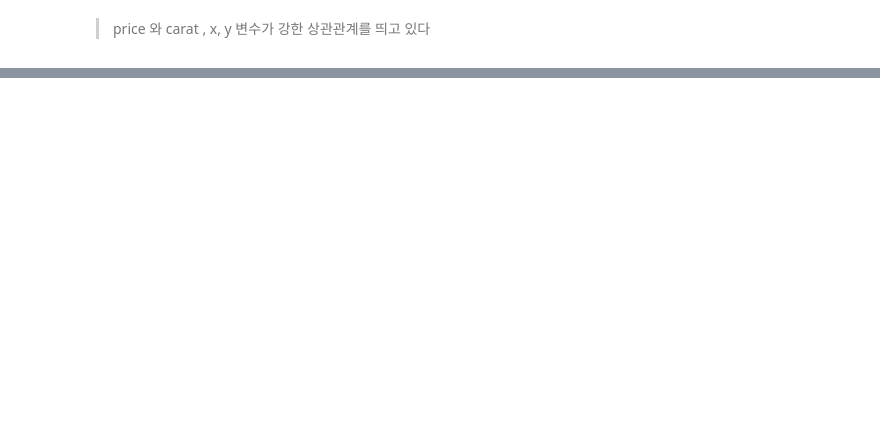
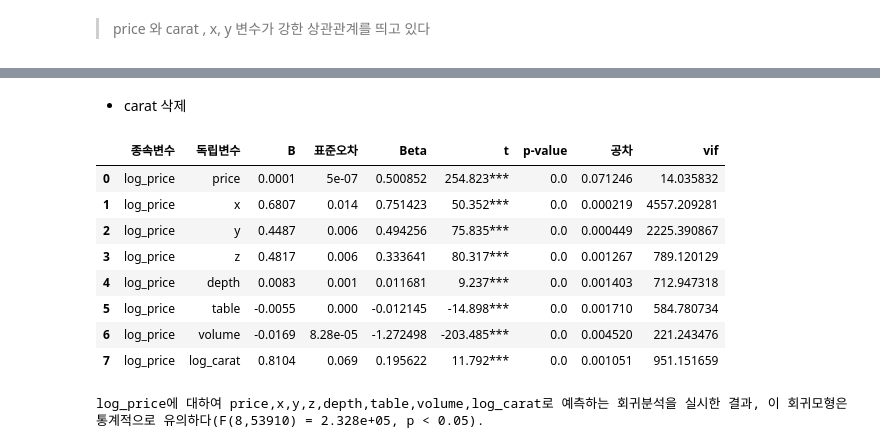
Before and after one commit to BoheeJeong/data_analysis_basic, a Jupyter notebook: 00 캡스톤/12-04. 다이아몬드 연습문제.ipynb, the cells around one changed output, grey strips where cells are left out. Saved outputs shown, nothing was run; the diff lists cells and outputs as text; code cells hidden in the pictures; blank space fills up the shorter version.

```diff
--- a/00 캡스톤/12-04. 다이아몬드 연습문제.ipynb
+++ b/00 캡스톤/12-04. 다이아몬드 연습문제.ipynb
@@ -1860,0 +2095,27 @@ plt.close()                            # 그래프 작업 종료
+# %% [markdown]
+- carat 삭제
+# %%
+df3=df2.copy()
+df3=df3.drop('carat' ,axis=1)
+
+yname = 'log_price'
+x = df3.drop(yname, axis=1)
+y = df3[yname]
+x_input = sm.add_constant(x)
+fit = sm.OLS(y, x_input).fit()
+tbl2 = fit.summary()
+
+rdf, r, m, v = ols_report(tbl2, df2)
+display(rdf)
+print(m)
+# %% [output]
+|  | 종속변수 | 독립변수 | B | 표준오차 | Beta | t | p-value | 공차 | vif |
+| 0 | log_price | price | 0.0001 | 5e-07 | 0.500852 | 254.823*** | 0.0 | 0.071246 | 14.035832 |
+| 1 | log_price | x | 0.6807 | 0.014 | 0.751423 | 50.352*** | 0.0 | 0.000219 | 4557.209281 |
+| 2 | log_price | y | 0.4487 | 0.006 | 0.494256 | 75.835*** | 0.0 | 0.000449 | 2225.390867 |
+| 3 | log_price | z | 0.4817 | 0.006 | 0.333641 | 80.317*** | 0.0 | 0.001267 | 789.120129 |
+| 4 | log_price | depth | 0.0083 | 0.001 | 0.011681 | 9.237*** | 0.0 | 0.001403 | 712.947318 |
+| 5 | log_price | table | -0.0055 | 0.000 | -0.012145 | -14.898*** | 0.0 | 0.001710 | 584.780734 |
+| 6 | log_price | volume | -0.0169 | 8.28e-05 | -1.272498 | -203.485*** | 0.0 | 0.004520 | 221.243476 |
+| 7 | log_price | log_carat | 0.8104 | 0.069 | 0.195622 | 11.792*** | 0.0 | 0.001051 | 951.151659 |
+log_price에 대하여 price,x,y,z,depth,table,volume,log_carat로 예측하는 회귀분석을 실시한 결과, 이 회귀모형은 통계적으로 유의하다(F(8,53910) = 2.328e+05, p < 0.05).
```
Also changed, not shown: parts of 23 cells of this notebook, 10 other files.
